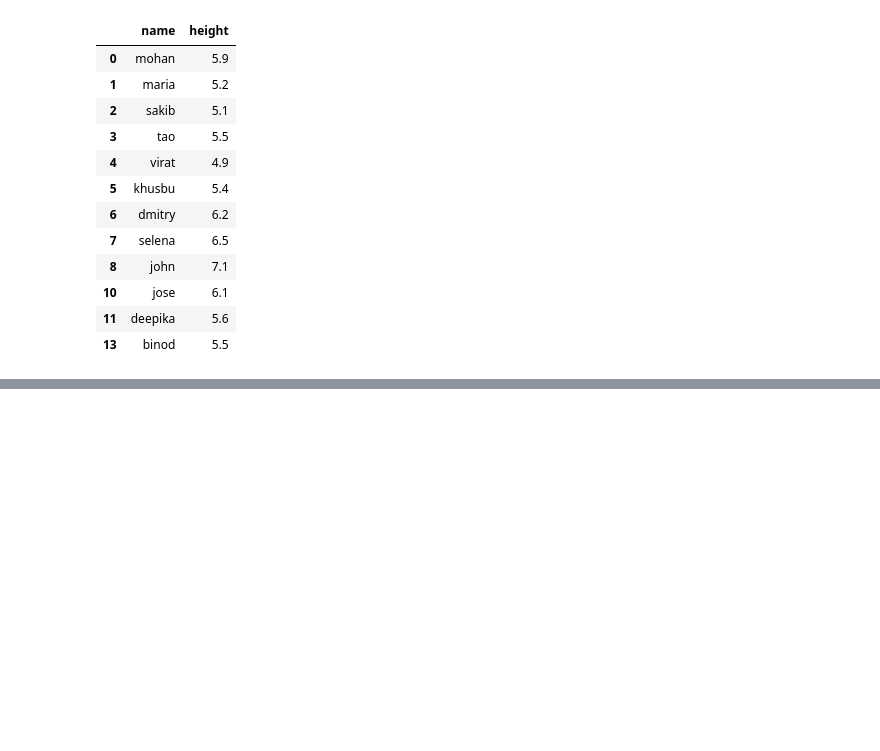
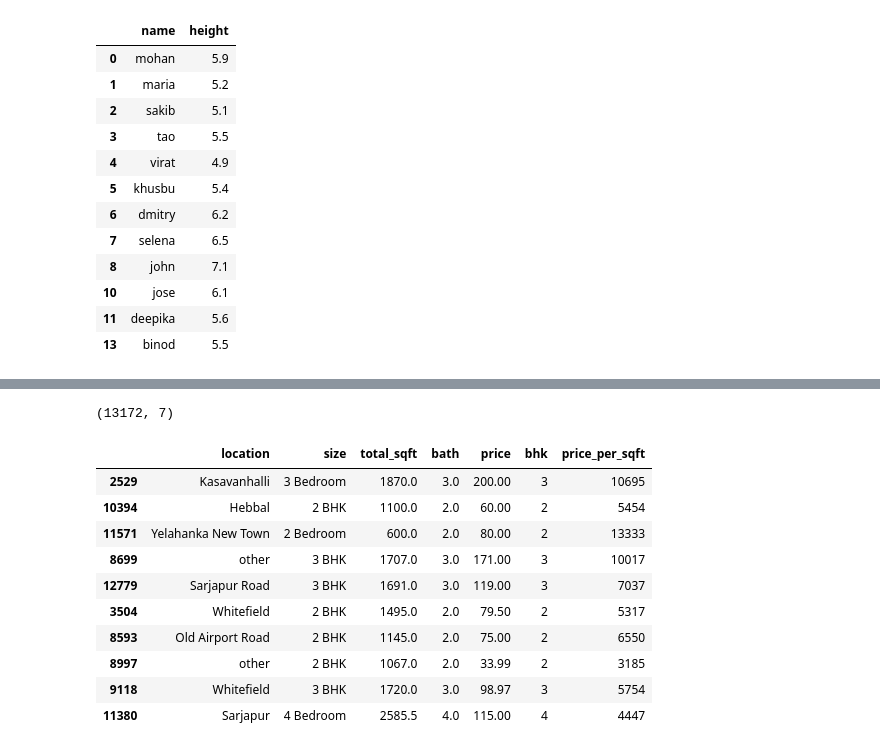
Before and after one commit to rhodapang/Python-Project, a Jupyter notebook: Data Science Feature Engineering by Python.ipynb, the cells around one changed output, grey strips where cells are left out. Saved outputs shown, nothing was run; the diff lists cells and outputs as text; code cells hidden in the pictures; blank space fills up the shorter version.

```diff
--- a/Data Science Feature Engineering by Python.ipynb
+++ b/Data Science Feature Engineering by Python.ipynb
@@ -147,0 +143,19 @@ df_bhp_2.shape
+# %%
+df_bhp_2 = df_bhp[(df_bhp.price_per_sqft < max_threshold) & (df_bhp.price_per_sqft > min_threshold)]
+df_bhp_2.shape
+# %% [output]
+(13172, 7)
+# %%
+df_bhp_2.sample(10)
+# %% [output]
+|  | location | size | total_sqft | bath | price | bhk | price_per_sqft |
+| 2529 | Kasavanhalli | 3 Bedroom | 1870.0 | 3.0 | 200.00 | 3 | 10695 |
+| 10394 | Hebbal | 2 BHK | 1100.0 | 2.0 | 60.00 | 2 | 5454 |
+| 11571 | Yelahanka New Town | 2 Bedroom | 600.0 | 2.0 | 80.00 | 2 | 13333 |
+| 8699 | other | 3 BHK | 1707.0 | 3.0 | 171.00 | 3 | 10017 |
+| 12779 | Sarjapur Road | 3 BHK | 1691.0 | 3.0 | 119.00 | 3 | 7037 |
+| 3504 | Whitefield | 2 BHK | 1495.0 | 2.0 | 79.50 | 2 | 5317 |
+| 8593 | Old Airport Road | 2 BHK | 1145.0 | 2.0 | 75.00 | 2 | 6550 |
+| 8997 | other | 2 BHK | 1067.0 | 2.0 | 33.99 | 2 | 3185 |
+| 9118 | Whitefield | 3 BHK | 1720.0 | 3.0 | 98.97 | 3 | 5754 |
+| 11380 | Sarjapur | 4 Bedroom | 2585.5 | 4.0 | 115.00 | 4 | 4447 |
```
Also changed, not shown: parts of 17 cells of this notebook.
